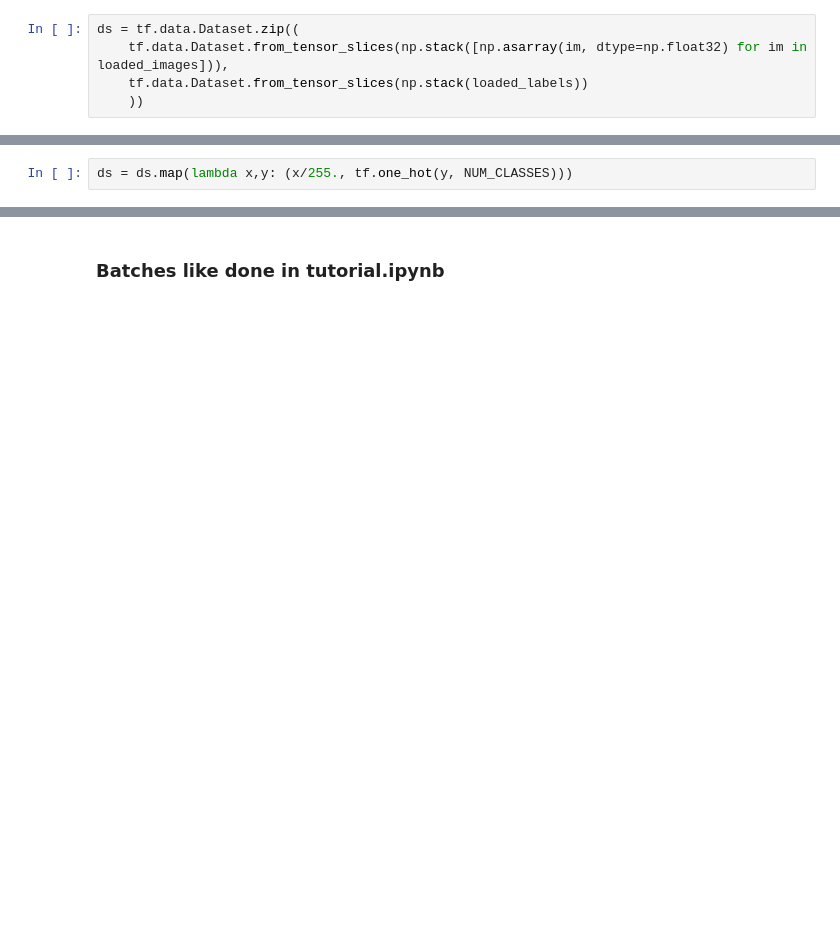
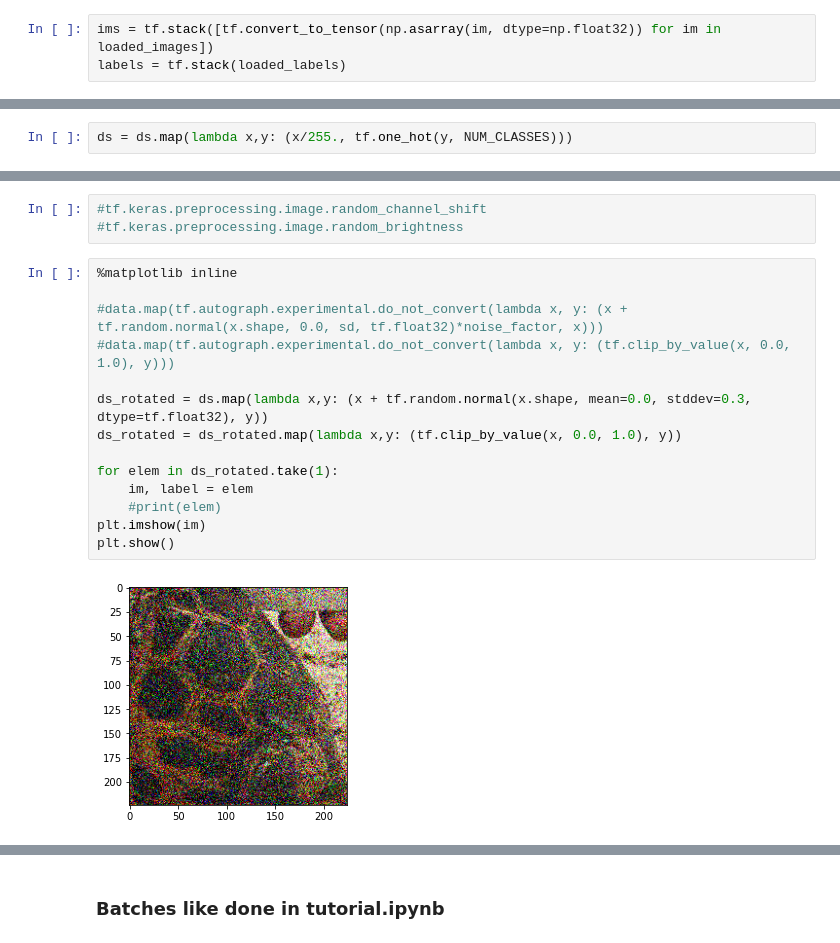
Before and after one commit to dhesenkamp/turtleRecall, a Jupyter notebook: turtleRecall.ipynb, the cells around one changed output, grey strips where cells are left out. Cells and saved outputs as stored; diff of their text form; blank space fills up the shorter version.

```diff
--- a/turtleRecall.ipynb
+++ b/turtleRecall.ipynb
@@ -117,5 +139,3 @@ ImportError: cannot import name 'IMAGE_SIZE' from 'util' (/Users/dhesenkamp/Docu
 # %%
-ds = tf.data.Dataset.zip((
-    tf.data.Dataset.from_tensor_slices(np.stack([np.asarray(im, dtype=np.float32) for im in loaded_images])),
-    tf.data.Dataset.from_tensor_slices(np.stack(loaded_labels))
-    ))
+ims = tf.stack([tf.convert_to_tensor(np.asarray(im, dtype=np.float32)) for im in loaded_images])
+labels = tf.stack(loaded_labels)
@@ -123,0 +211,19 @@ ds = ds.map(lambda x,y: (x/255., tf.one_hot(y, NUM_CLASSES)))
+# %%
+#tf.keras.preprocessing.image.random_channel_shift
+#tf.keras.preprocessing.image.random_brightness
+# %%
+%matplotlib inline
+
+#data.map(tf.autograph.experimental.do_not_convert(lambda x, y: (x + tf.random.normal(x.shape, 0.0, sd, tf.float32)*noise_factor, x)))
+#data.map(tf.autograph.experimental.do_not_convert(lambda x, y: (tf.clip_by_value(x, 0.0, 1.0), y)))
+
+ds_rotated = ds.map(lambda x,y: (x + tf.random.normal(x.shape, mean=0.0, stddev=0.3, dtype=tf.float32), y))
+ds_rotated = ds_rotated.map(lambda x,y: (tf.clip_by_value(x, 0.0, 1.0), y))
+
+for elem in ds_rotated.take(1):
+    im, label = elem
+    #print(elem)
+plt.imshow(im)
+plt.show()
+# %% [output]
+[figure, added]
```
Also changed, not shown: parts of 40 cells of this notebook.
